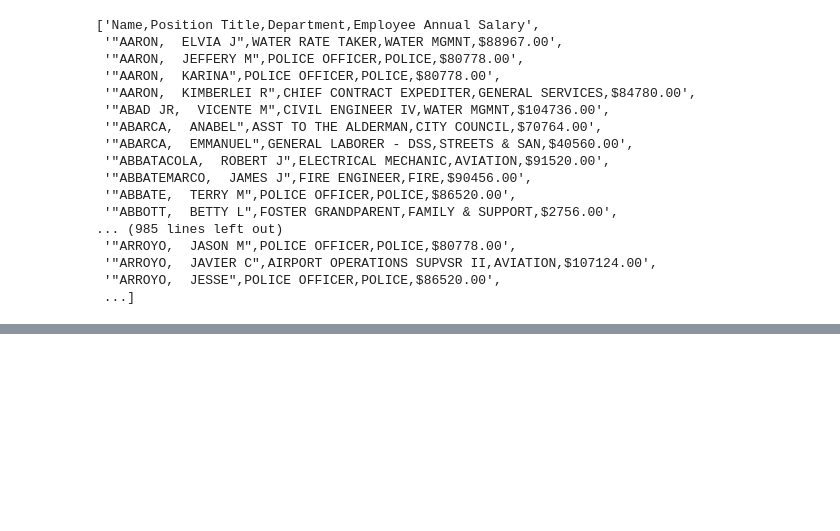
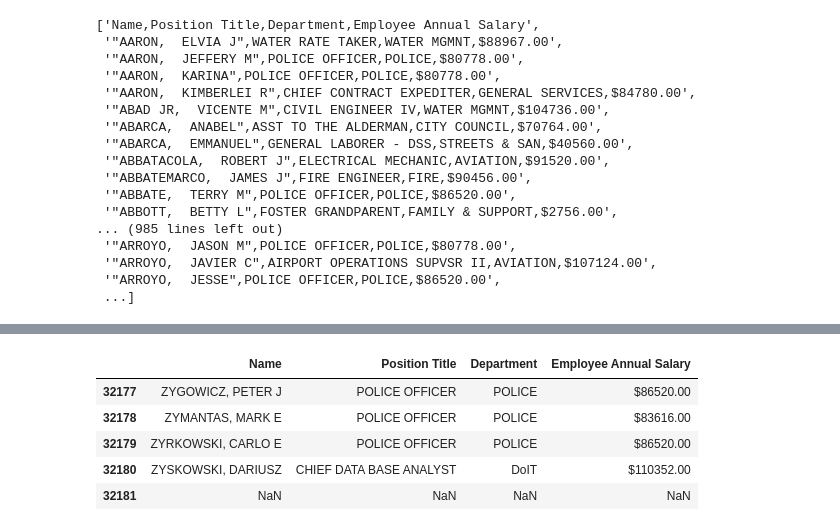
Before and after one commit to DeyvedAntonio/estudos_Analista, a Jupyter notebook: python/curso_dsa/Cap06/pratica_arquivos.ipynb, the cells around one changed output, grey strips where cells are left out. Cells and saved outputs as stored; diff of their text form; code cells hidden in the pictures; blank space fills up the shorter version.

```diff
--- a/python/curso_dsa/Cap06/pratica_arquivos.ipynb
+++ b/python/curso_dsa/Cap06/pratica_arquivos.ipynb
@@ -50,0 +65,9 @@ rows
+# %%
+data_frame.tail()
+# %% [output]
+|  | Name | Position Title | Department | Employee Annual Salary |
+| 32177 | ZYGOWICZ, PETER J | POLICE OFFICER | POLICE | $86520.00 |
+| 32178 | ZYMANTAS, MARK E | POLICE OFFICER | POLICE | $83616.00 |
+| 32179 | ZYRKOWSKI, CARLO E | POLICE OFFICER | POLICE | $86520.00 |
+| 32180 | ZYSKOWSKI, DARIUSZ | CHIEF DATA BASE ANALYST | DoIT | $110352.00 |
+| 32181 | NaN | NaN | NaN | NaN |
```
Also changed, not shown: parts of 5 cells of this notebook.
